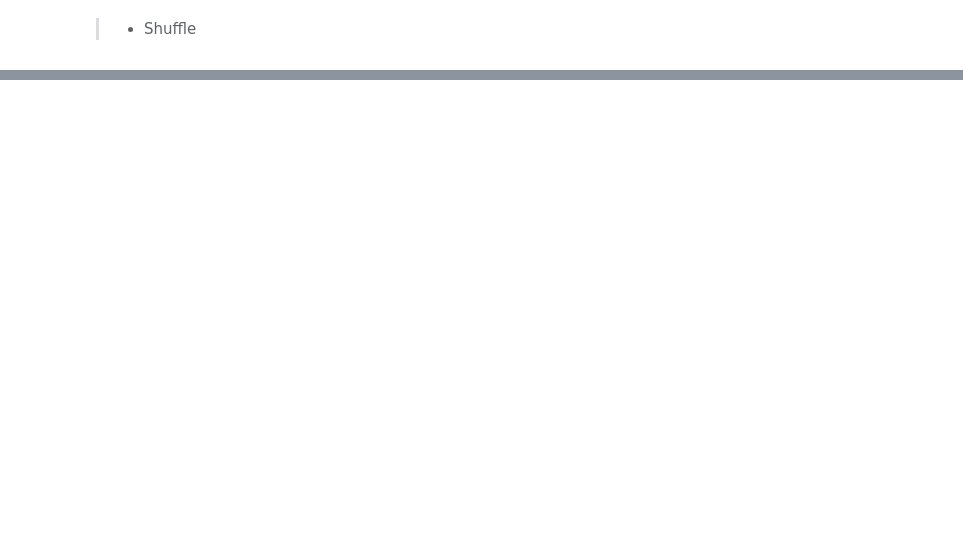
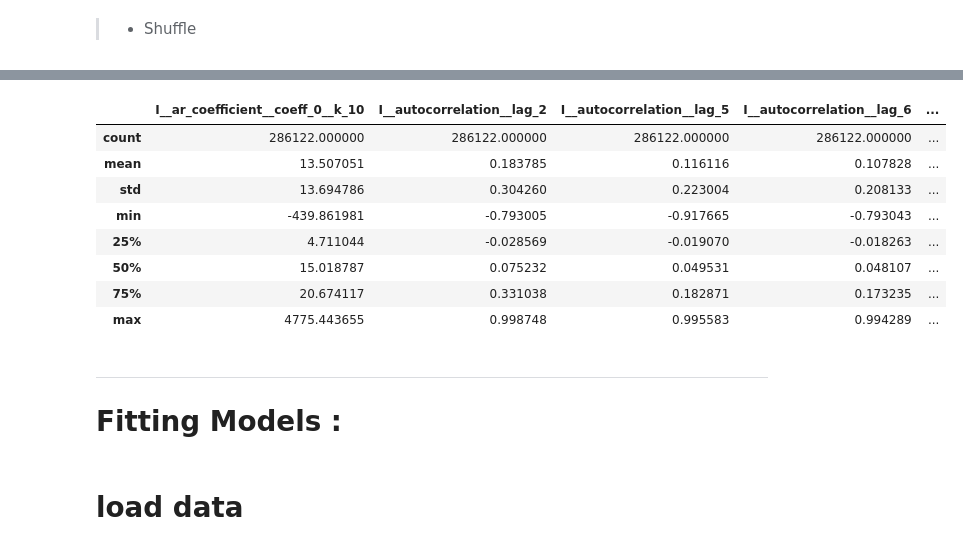
Before and after one commit to Amirosein/Variable-Stars-Classification, a Jupyter notebook: MilkyWay.ipynb, the cells around one changed output, grey strips where cells are left out. Cells and saved outputs as stored; diff of their text form; code cells hidden in the pictures; blank space fills up the shorter version.

```diff
--- a/MilkyWay.ipynb
+++ b/MilkyWay.ipynb
@@ -420 +430,19 @@ zipObj.close()
+# %%
+# One_Hot Encoding
+from sklearn.preprocessing import OneHotEncoder
+
+a = np.array(Y)
+OH_Enc = OneHotEncoder( )
+OH_Encoded = OH_Enc.fit_transform(a.reshape(-1,1)).toarray()
+OH_Y = pd.DataFrame(OH_Encoded)
+OH_Y.columns = ['OH1','OH2','OH3','OH4','OH5','OH6','OH7','OH8','OH9']
+
+# Ordinal Encoding
+from sklearn import preprocessing
+
+LE = preprocessing.LabelEncoder()
+y = LE.fit_transform(Y)
+
+O_Y = pd.DataFrame(y)
+O_Y.columns = ['OY']
 # %% [markdown]
@@ -460,0 +496,11 @@ data.head()
+# %%
+from sklearn.experimental import enable_iterative_imputer
+from sklearn.impute import IterativeImputer
+
+X.replace([np.inf, -np.inf], np.nan, inplace=True)
+imp = IterativeImputer()
+imp_data = imp.fit_transform(X)
+X = pd.DataFrame(imp_data, columns= X.columns)
+# %%
+final_data = pd.concat([X,Y,OH_Y,O_Y], axis=1)
+final_data.head()
@@ -482,0 +516,8 @@ X = pd.DataFrame(imp_data, columns= X.columns)
+# %%
+from sklearn.utils import shuffle
+
+final_data = shuffle(final_data, random_state=42)
+final_data = final_data.reset_index(drop=True)
+
+savefile(final_data,'final_data')
+final_data.head()
@@ -482,0 +531,12 @@ X = pd.DataFrame(imp_data, columns= X.columns)
+# %%
+final_data.describe()
+# %% [output]
+|  | I__ar_coefficient__coeff_0__k_10 | I__autocorrelation__lag_2 | I__autocorrelation__lag_5 | I__autocorrelation__lag_6 | ... |
+| count | 286122.000000 | 286122.000000 | 286122.000000 | 286122.000000 | ... |
+| mean | 13.507051 | 0.183785 | 0.116116 | 0.107828 | ... |
+| std | 13.694786 | 0.304260 | 0.223004 | 0.208133 | ... |
+| min | -439.861981 | -0.793005 | -0.917665 | -0.793043 | ... |
+| 25% | 4.711044 | -0.028569 | -0.019070 | -0.018263 | ... |
+| 50% | 15.018787 | 0.075232 | 0.049531 | 0.048107 | ... |
+| 75% | 20.674117 | 0.331038 | 0.182871 | 0.173235 | ... |
+| max | 4775.443655 | 0.998748 | 0.995583 | 0.994289 | ... |
@@ -482,0 +547,5 @@ X = pd.DataFrame(imp_data, columns= X.columns)
+# %% [markdown]
+-----
+# Fitting Models :
+# %% [markdown]
+# load data
```
Also changed, not shown: parts of 23 cells of this notebook.
